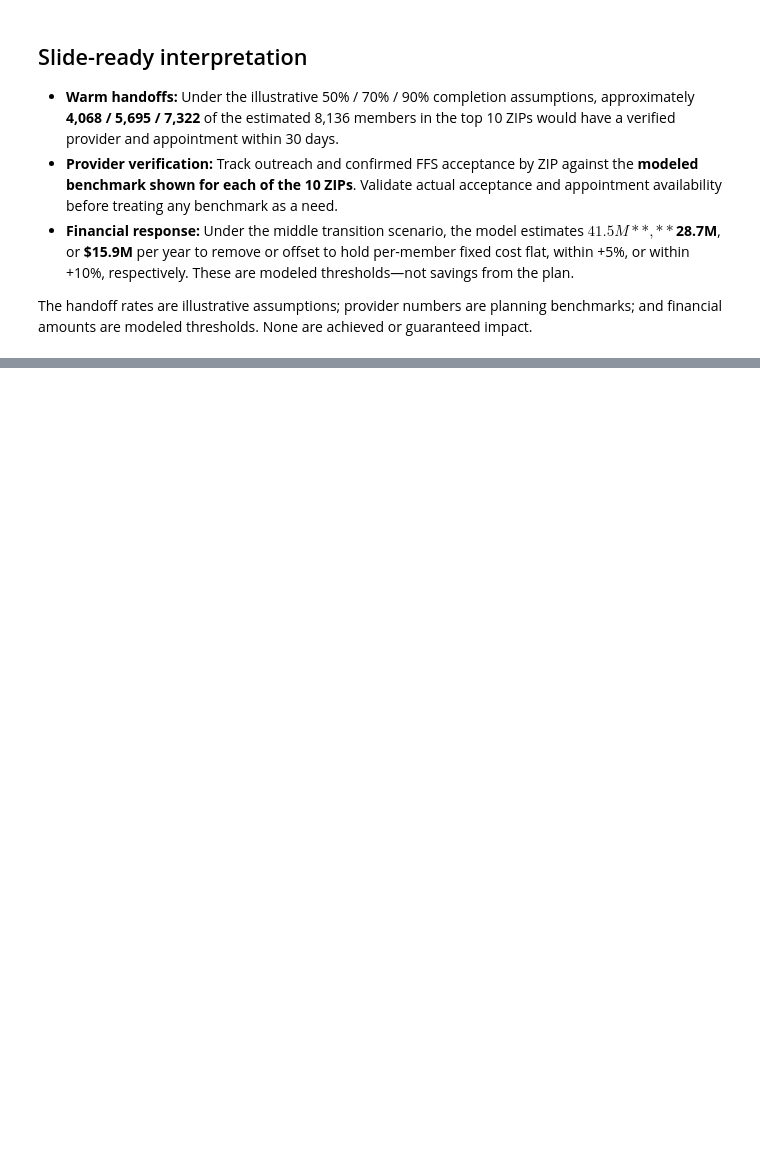
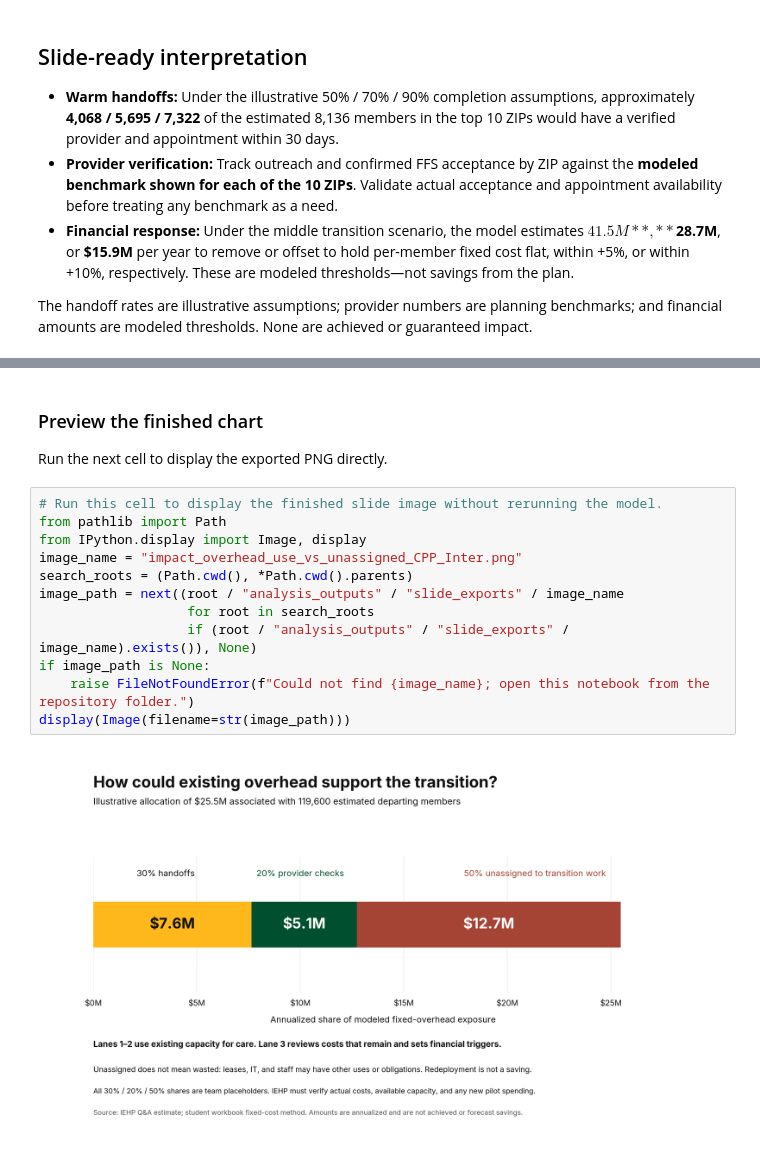
Before and after one commit to doom-boy/IEHP-CEO-Competition, a Jupyter notebook: impact_scenarios.ipynb, the cells around one changed output, grey strips where cells are left out. Saved outputs shown, nothing was run; the diff lists cells and outputs as text; blank space fills up the shorter version.

```diff
--- a/impact_scenarios.ipynb
+++ b/impact_scenarios.ipynb
@@ -448,0 +511,18 @@ The handoff rates are illustrative assumptions; provider numbers are planning be
+# %% [markdown]
+### Preview the finished chart
+
+Run the next cell to display the exported PNG directly.
+# %%
+# Run this cell to display the finished slide image without rerunning the model.
+from pathlib import Path
+from IPython.display import Image, display
+image_name = "impact_overhead_use_vs_unassigned_CPP_Inter.png"
+search_roots = (Path.cwd(), *Path.cwd().parents)
+image_path = next((root / "analysis_outputs" / "slide_exports" / image_name
+                   for root in search_roots
+                   if (root / "analysis_outputs" / "slide_exports" / image_name).exists()), None)
+if image_path is None:
+    raise FileNotFoundError(f"Could not find {image_name}; open this notebook from the repository folder.")
+display(Image(filename=str(image_path)))
+# %% [output]
+[figure, added]
```
Also changed, not shown: parts of 11 cells of this notebook, 12 other files.
